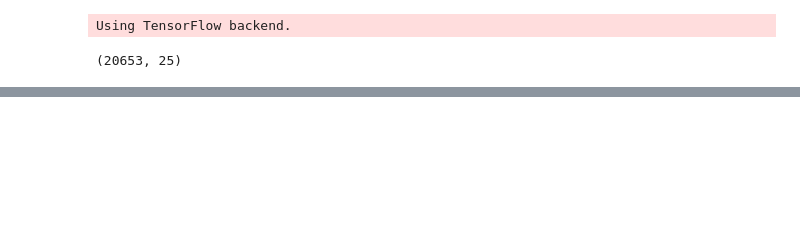
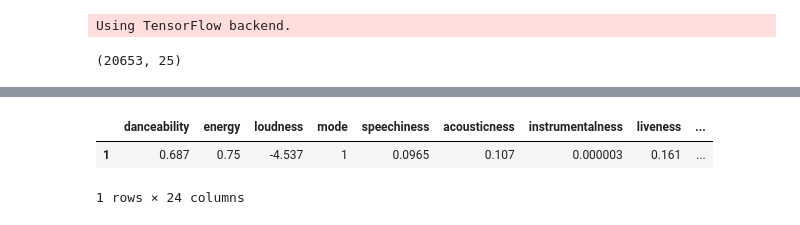
Before and after one commit to ivan-ristovic/Automated-Playlist-Generation, a Jupyter notebook: notebooks/05_NNClassification.ipynb, the cells around one changed output, grey strips where cells are left out. Drawn from its saved outputs; the diff is of its cells as text; code cells hidden in the pictures; blank space fills up the shorter version.

```diff
--- a/notebooks/05_NNClassification.ipynb
+++ b/notebooks/05_NNClassification.ipynb
@@ -134,0 +146,6 @@ array([[4.6819974e-02, 2.7177659e-01, 6.6860753e-01, 2.9808102e-04,
+# %%
+x[1:2]
+# %% [output]
+|  | danceability | energy | loudness | mode | speechiness | acousticness | instrumentalness | liveness | ... |
+| 1 | 0.687 | 0.75 | -4.537 | 1 | 0.0965 | 0.107 | 0.000003 | 0.161 | ... |
+1 rows × 24 columns
```
Also changed, not shown: parts of 14 cells of this notebook, 3 other files.
